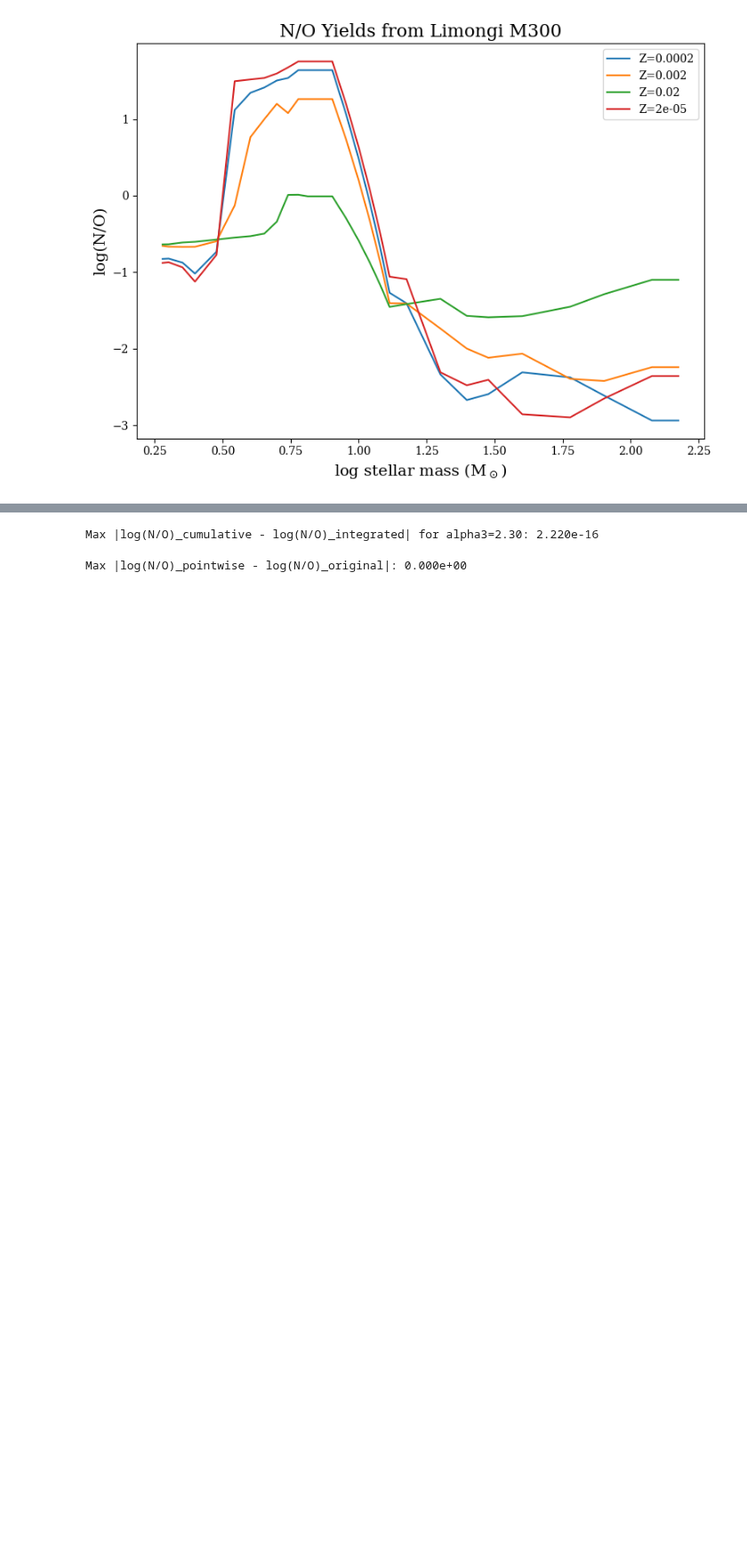
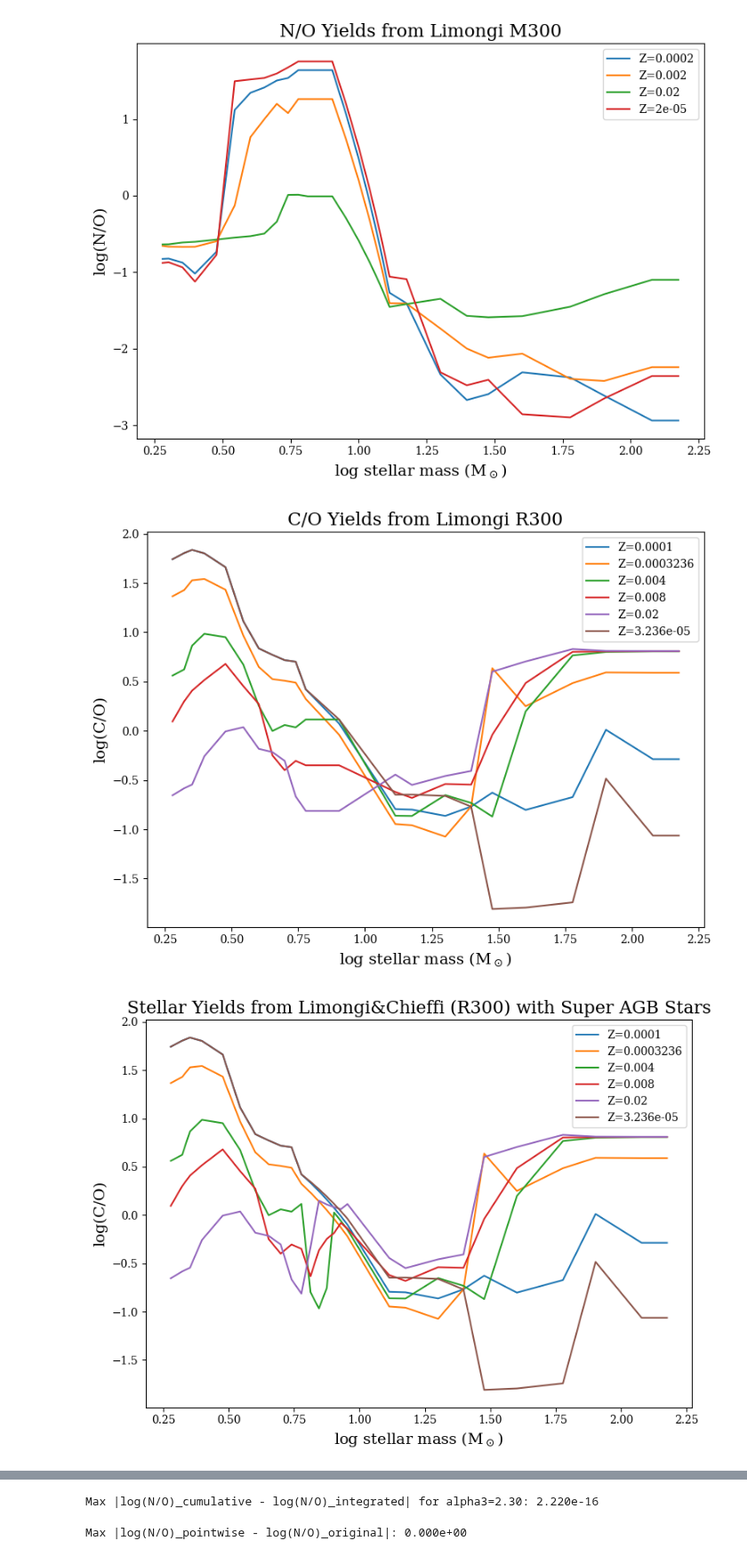
Before and after one commit to bshidvb/galIMF, a Jupyter notebook: plotting/plot_yields_LC18-N:O.ipynb, the cells around one changed output, grey strips where cells are left out. Shown at 89% size. Saved outputs shown, nothing was run; the diff lists cells and outputs as text; code cells hidden in the pictures; blank space fills up the shorter version.

```diff
--- a/plotting/plot_yields_LC18-N:O.ipynb
+++ b/plotting/plot_yields_LC18-N:O.ipynb
@@ -43,6 +43,33 @@ def plot_NO_yields(file_paths_N, file_paths_O, title, filename):
     plt.tight_layout()
     plt.savefig(filename, dpi=300)
     plt.show()
+
+def plot_CO_yields(file_paths_C, file_paths_O, title, filename):
+    plt.figure(figsize=(8, 6))
+    # Sort both lists to ensure matching order
+    file_paths_C.sort()
+    file_paths_O.sort()
+    plt.rc('font', family='serif')
+    for path_C, path_O in zip(file_paths_C, file_paths_O):
+        data_C = load_data_with_names(path_C)
+        data_O = load_data_with_names(path_O)
+        mass = np.array(data_C['mass'])
+        C_eject_mass = np.array(data_C['C_eject_mass'])
+        O_eject_mass = np.array(data_O['O_eject_mass'])
+        # Try to get metallicity from the data, otherwise use filename
+        label = data_C.get('metallicity', [None])[0]
+        if label is None:
+            label = os.path.basename(path_C)
+        with np.errstate(divide='ignore', invalid='ignore'):
+            CO_ratio = np.where(O_eject_mass > 0, C_eject_mass / O_eject_mass, np.nan)
+            plt.plot(np.log10(mass[5:]), np.log10(CO_ratio[5:]), label=f'Z={label}')
+    plt.xlabel('log stellar mass (M$_\odot$)', fontsize=14)
+    plt.ylabel('log(C/O)', fontsize=14)
+    plt.title(title, fontsize=16)
+    plt.legend()
+    plt.tight_layout()
+    plt.savefig(filename, dpi=300)
+    plt.show()
 # %%
 def plot_N_yields(file_paths_N):
     plt.figure(figsize=(8, 6))
@@ -170,3 +197,18 @@ plot_NO_yields(file_paths_N, file_paths_O, title='N/O Yields from Limongi M300',
 [figure]
 [figure]
 [figure]
+# %%
+file_paths_C = glob.glob('/Users/adriana_work/Desktop/galIMF/yield_tables__2024/rearranged___/setllar_C_eject_mass_from_Limongi_R300/*.txt')
+file_paths_O = glob.glob('/Users/adriana_work/Desktop/galIMF/yield_tables__2024/rearranged___/setllar_O_eject_mass_from_Limongi_R300/*.txt')
+plot_CO_yields(file_paths_C, file_paths_O, title='C/O Yields from Limongi R300', filename='/Users/adriana_work/Desktop/galIMF/figs/yield_plots/CO_yields_Limongi_R300.png')
+
+file_paths_C = glob.glob('/Users/adriana_work/Desktop/galIMF/yield_tables__2024/rearranged___/setllar_C_eject_mass_from_Limongi_R300_sup_agb/*.txt')
+file_paths_O = glob.glob('/Users/adriana_work/Desktop/galIMF/yield_tables__2024/rearranged___/setllar_O_eject_mass_from_Limongi_R300_sup_agb/*.txt')
+plot_CO_yields(file_paths_C, file_paths_O, title='Stellar Yields from Limongi&Chieffi (R300) with Super AGB Stars', filename='/Users/adriana_work/Desktop/galIMF/figs/yield_plots/CO_yields_Limongi_R300_sup_agb.png')
+
+file_paths_C = glob.glob('/Users/adriana_work/Desktop/galIMF/yield_tables__2024/rearranged___/setllar_C_eject_mass_from_Limongi_M300/*.txt')
+file_paths_O = glob.glob('/Users/adriana_work/Desktop/galIMF/yield_tables__2024/rearranged___/setllar_O_eject_mass_from_Limongi_M300/*.txt')
+plot_CO_yields(file_paths_C, file_paths_O, title='C/O Yields from Limongi M300', filename='/Users/adriana_work/Desktop/galIMF/figs/yield_plots/CO_yields_Limongi_M300.png')
+# %% [output]
+[figure, added]
+[figure, added]
```
Also changed, not shown: parts of 2 cells of this notebook, 4 other files.
